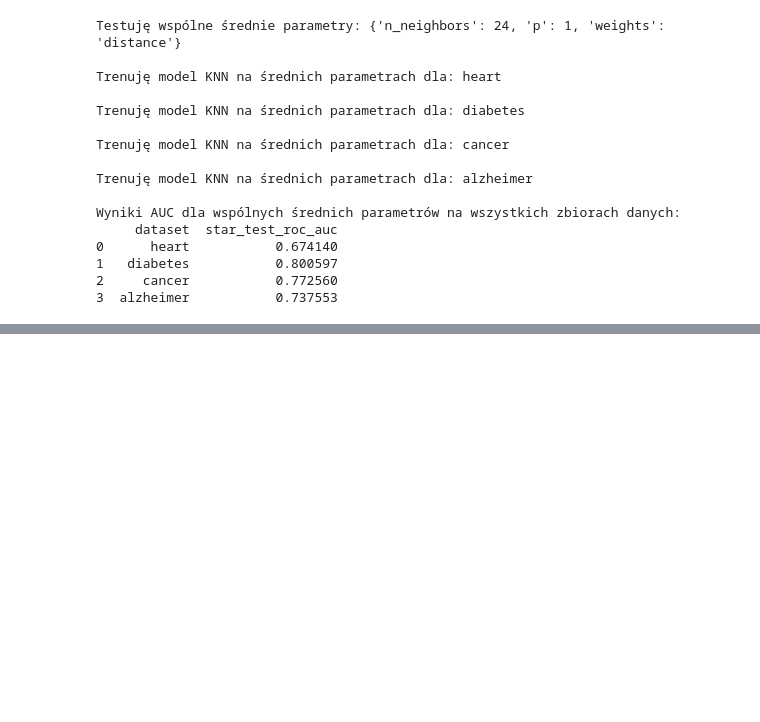
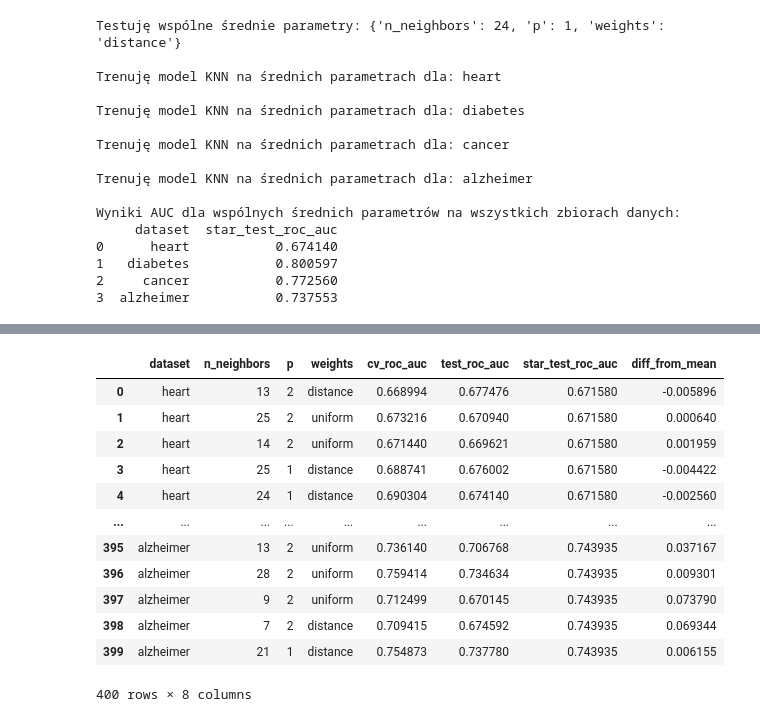
Before and after one commit to zielinskim04/HyperparameterTunability, a Jupyter notebook: knn.ipynb, the cells around one changed output, grey strips where cells are left out. Drawn from its saved outputs; the diff is of its cells as text; code cells hidden in the pictures; blank space fills up the shorter version.

Commit message:
knn_bayes

```diff
--- a/knn.ipynb
+++ b/knn.ipynb
@@ -221,0 +225,6 @@ results_df.to_csv("Results/knn_random_summary.csv", index=False)
+# %%
+search_spaces = {
+    'n_neighbors': Integer(1, 30),                  # zakres [1, 30]
+    'weights': Categorical(['uniform', 'distance']), # wybór spośród dwóch opcji
+    'p': Integer(1, 2),                             # 1 = Manhattan, 2 = Euklides
+}
@@ -221,0 +380,26 @@ results_df.to_csv("Results/knn_random_summary.csv", index=False)
+# %%
+mean_results = []
+
+print(f"Testuję wspólne średnie parametry: {mean_params.to_dict()}")
+
+for name, (train, test) in datasets.items():
+    print(f"\nTrenuję model KNN na średnich parametrach dla: {name}")
+
+    X_train, y_train = train.iloc[:, :-1], train.iloc[:, -1]
+    X_test, y_test = test.iloc[:, :-1], test.iloc[:, -1]
+
+    model = KNeighborsClassifier(**mean_params.to_dict())
+    model.fit(X_train, y_train)
+
+    y_proba = model.predict_proba(X_test)[:, 1]
+    mean_auc = roc_auc_score(y_test, y_proba)
+
+    mean_results.append({
+        "dataset": name,
+        "star_test_roc_auc": mean_auc
+    })
+
+mean_df = pd.DataFrame(mean_results)
+
+print("\nWyniki AUC dla wspólnych średnich parametrów na wszystkich zbiorach danych:")
+print(mean_df)
@@ -221,0 +423,26 @@ results_df.to_csv("Results/knn_random_summary.csv", index=False)
+# %%
+results_df = results_df.merge(mean_df, on="dataset")
+results_df["diff_from_mean"] = results_df["star_test_roc_auc"] - results_df["test_roc_auc"]
+results_df
+
+results_df = results_df[
+    ["dataset", "n_neighbors", "p", "weights", "cv_roc_auc", "test_roc_auc", "star_test_roc_auc", "diff_from_mean"]
+]
+
+results_df.to_csv("Results/knn_bayes.csv", index=False)
+# %%
+results_df
+# %% [output]
+|  | dataset | n_neighbors | p | weights | cv_roc_auc | test_roc_auc | star_test_roc_auc | diff_from_mean |
+| 0 | heart | 13 | 2 | distance | 0.668994 | 0.677476 | 0.671580 | -0.005896 |
+| 1 | heart | 25 | 2 | uniform | 0.673216 | 0.670940 | 0.671580 | 0.000640 |
+| 2 | heart | 14 | 2 | uniform | 0.671440 | 0.669621 | 0.671580 | 0.001959 |
+| 3 | heart | 25 | 1 | distance | 0.688741 | 0.676002 | 0.671580 | -0.004422 |
+| 4 | heart | 24 | 1 | distance | 0.690304 | 0.674140 | 0.671580 | -0.002560 |
+| ... | ... | ... | ... | ... | ... | ... | ... | ... |
+| 395 | alzheimer | 13 | 2 | uniform | 0.736140 | 0.706768 | 0.743935 | 0.037167 |
+| 396 | alzheimer | 28 | 2 | uniform | 0.759414 | 0.734634 | 0.743935 | 0.009301 |
+| 397 | alzheimer | 9 | 2 | uniform | 0.712499 | 0.670145 | 0.743935 | 0.073790 |
+| 398 | alzheimer | 7 | 2 | distance | 0.709415 | 0.674592 | 0.743935 | 0.069344 |
+| 399 | alzheimer | 21 | 1 | distance | 0.754873 | 0.737780 | 0.743935 | 0.006155 |
+400 rows × 8 columns
```
Also changed, not shown: parts of 15 cells of this notebook, 5 other files.
